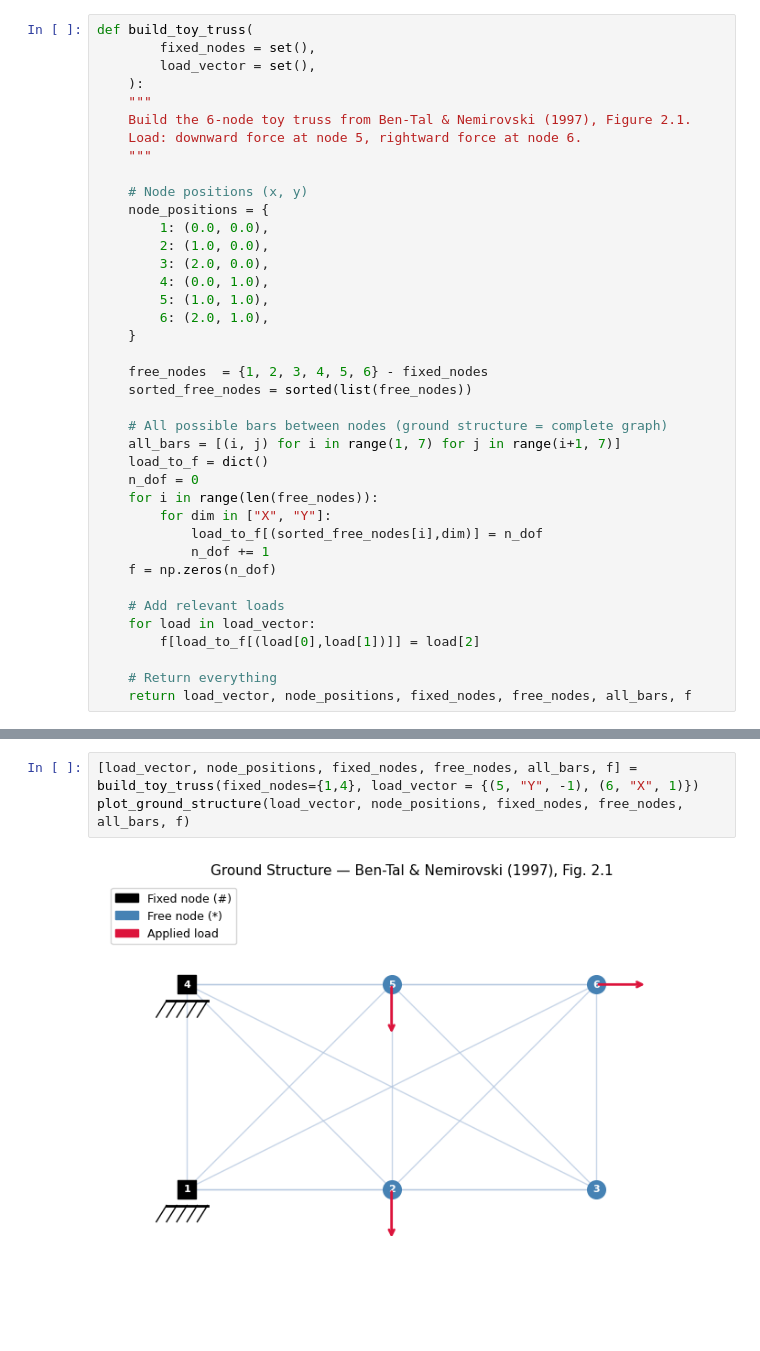
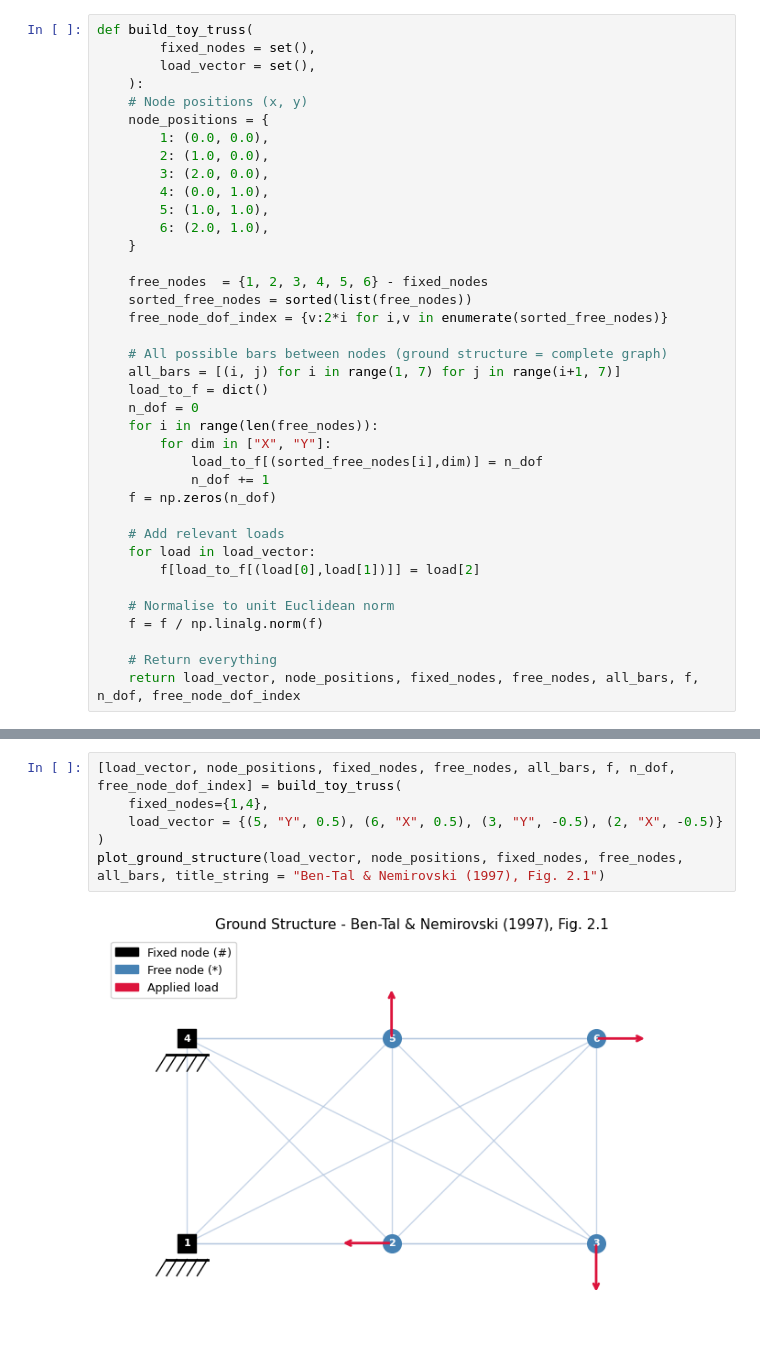
Before and after one commit to Mattmandav/OR_Problems, a Jupyter notebook: truss_design.ipynb, the cells around one changed output, grey strips where cells are left out. Saved outputs shown, nothing was run; the diff lists cells and outputs as text; blank space fills up the shorter version.

```diff
--- a/truss_design.ipynb
+++ b/truss_design.ipynb
@@ -8,11 +24,6 @@ def build_toy_truss(
         fixed_nodes = set(),
         load_vector = set(),
     ):
-    """
-    Build the 6-node toy truss from Ben-Tal & Nemirovski (1997), Figure 2.1.
-    Load: downward force at node 5, rightward force at node 6.
-    """
-
     # Node positions (x, y)
     node_positions = {
         1: (0.0, 0.0),
@@ -25,6 +36,7 @@ def build_toy_truss(
 
     free_nodes  = {1, 2, 3, 4, 5, 6} - fixed_nodes
     sorted_free_nodes = sorted(list(free_nodes))
+    free_node_dof_index = {v:2*i for i,v in enumerate(sorted_free_nodes)}
 
     # All possible bars between nodes (ground structure = complete graph)
     all_bars = [(i, j) for i in range(1, 7) for j in range(i+1, 7)]
@@ -40,6 +52,9 @@ def build_toy_truss(
     for load in load_vector:
         f[load_to_f[(load[0],load[1])]] = load[2]
 
+    # Normalise to unit Euclidean norm
+    f = f / np.linalg.norm(f)
+
     # Return everything
-    return load_vector, node_positions, fixed_nodes, free_nodes, all_bars, f
+    return load_vector, node_positions, fixed_nodes, free_nodes, all_bars, f, n_dof, free_node_dof_index
 # %% [markdown]
@@ -122,5 +160,8 @@ def plot_ground_structure(load_vector, node_positions, fixed_nodes, free_nodes,
 # %%
-[load_vector, node_positions, fixed_nodes, free_nodes, all_bars, f] = build_toy_truss(fixed_nodes={1,4}, load_vector = {(5, "Y", -1), (6, "X", 1)})
-plot_ground_structure(load_vector, node_positions, fixed_nodes, free_nodes, all_bars, f)
+[load_vector, node_positions, fixed_nodes, free_nodes, all_bars, f, n_dof, free_node_dof_index] = build_toy_truss(
+    fixed_nodes={1,4},
+    load_vector = {(5, "Y", 0.5), (6, "X", 0.5), (3, "Y", -0.5), (2, "X", -0.5)}
+)
+plot_ground_structure(load_vector, node_positions, fixed_nodes, free_nodes, all_bars, title_string = "Ben-Tal & Nemirovski (1997), Fig. 2.1")
 # %% [output]
-[figure, old version]
+[figure, new version]
```
Also changed, not shown: parts of 14 cells of this notebook.
